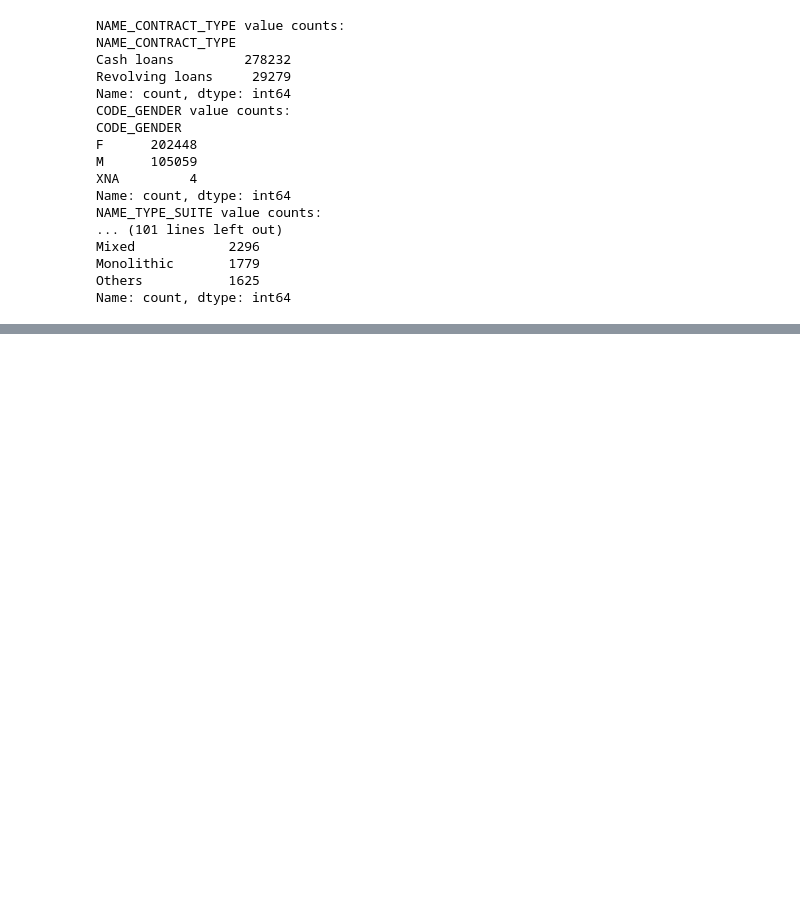
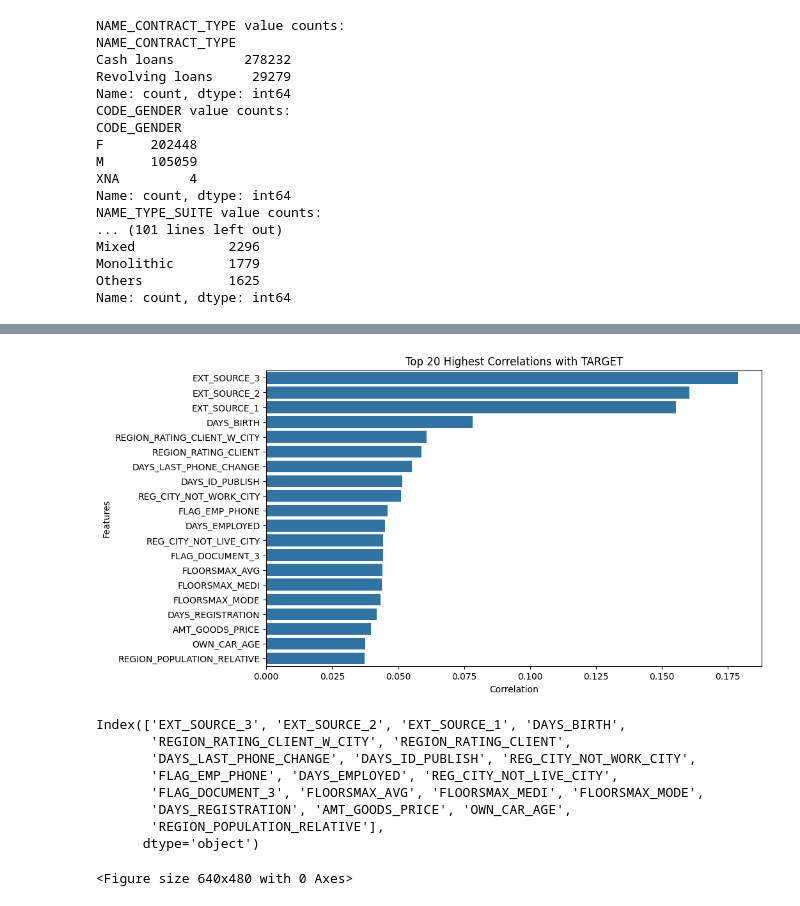
Before and after one commit to halimcan/Home-Credit-Default-Project, a Jupyter notebook: Credit_Scoring.ipynb, the cells around one changed output, grey strips where cells are left out. Saved outputs shown, nothing was run; the diff lists cells and outputs as text; code cells hidden in the pictures; blank space fills up the shorter version.

```diff
--- a/Credit_Scoring.ipynb
+++ b/Credit_Scoring.ipynb
@@ -167,0 +231,34 @@ plt.show()
+# %%
+# Correlation Heatmap
+
+# Correlation matrix
+numeric_cols = app_train.select_dtypes(include=['float64', 'int64']).columns
+corr = app_train[numeric_cols].corr()
+
+# Corr only with target
+target_corr = corr['TARGET'].abs().sort_values(ascending=False)
+
+# Except Target variable highest 20
+top_features = target_corr.iloc[1:21].index
+
+plt.figure(figsize=(10,6))
+sns.barplot(x=target_corr[top_features], y=top_features)
+plt.title("Top 20 Highest Correlations with TARGET")
+plt.xlabel("Correlation")
+plt.ylabel("Features")
+plt.show()
+
+plt.savefig("highest_corr_with_target.png")
+
+print(top_features)
+# %% [output]
+[figure, added]
+Index(['EXT_SOURCE_3', 'EXT_SOURCE_2', 'EXT_SOURCE_1', 'DAYS_BIRTH',
+       'REGION_RATING_CLIENT_W_CITY', 'REGION_RATING_CLIENT',
+       'DAYS_LAST_PHONE_CHANGE', 'DAYS_ID_PUBLISH', 'REG_CITY_NOT_WORK_CITY',
+       'FLAG_EMP_PHONE', 'DAYS_EMPLOYED', 'REG_CITY_NOT_LIVE_CITY',
+       'FLAG_DOCUMENT_3', 'FLOORSMAX_AVG', 'FLOORSMAX_MEDI', 'FLOORSMAX_MODE',
+       'DAYS_REGISTRATION', 'AMT_GOODS_PRICE', 'OWN_CAR_AGE',
+       'REGION_POPULATION_RELATIVE'],
+      dtype='object')
+<Figure size 640x480 with 0 Axes>
```
Also changed, not shown: parts of 19 cells of this notebook.
